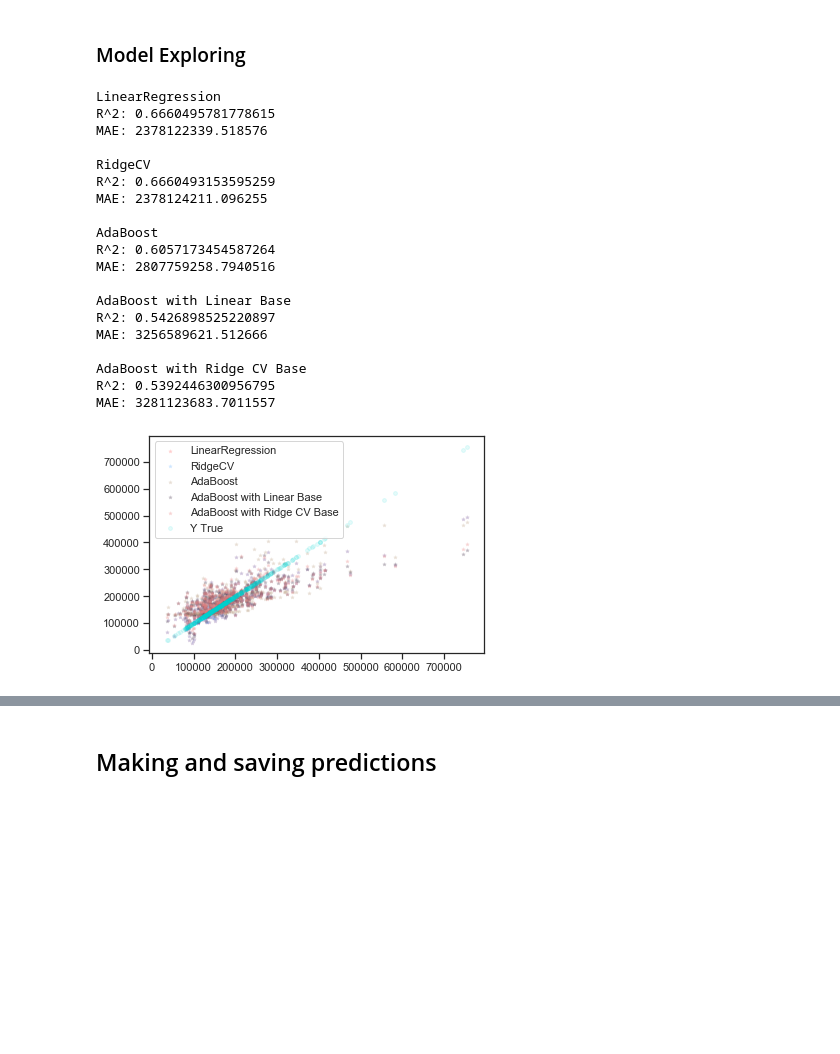
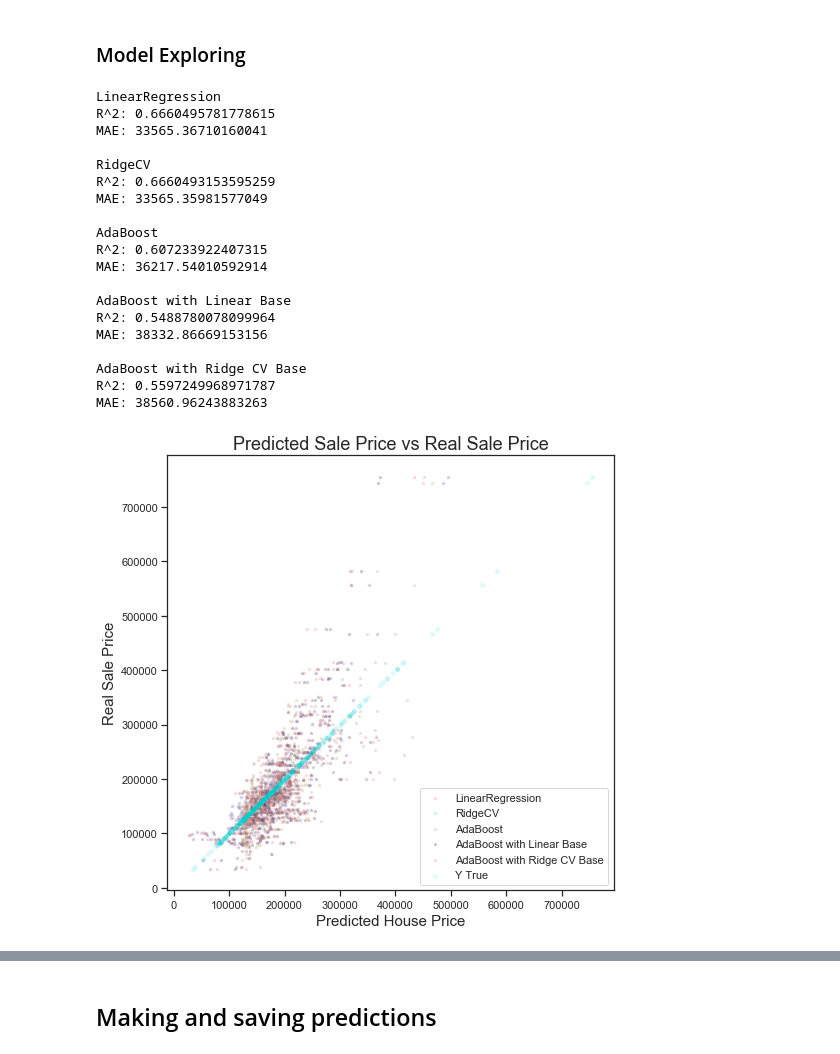
Before and after one commit to MrFlygerian/Predicting-House-Price, a Jupyter notebook: Kaggle comp Notebook.ipynb, the cells around one changed output, grey strips where cells are left out. Drawn from its saved outputs; the diff is of its cells as text; code cells hidden in the pictures; blank space fills up the shorter version.

```diff
--- a/Kaggle comp Notebook.ipynb
+++ b/Kaggle comp Notebook.ipynb
@@ -146,9 +151,26 @@ def get_models():
         }
 
     return models
+# %%
+def scores_list_to_df(scores):
+    """
+    Takes a list and turns it into a sorted dataframe through a dict
+    in an intermediate step.
+
+    Args:
+        scores: List of scores with models attributed to them
+
+    Returns:
+        A dataframe sorted by MAE abd RMSE
+
+    """
+    score_dict= dict((key,d[key]) for d in scores for key in d)
+    score_df = pd.DataFrame.from_dict(score_dict, orient='index', columns=['R^2', 'MAE'])
+
+    return score_df.sort_values(by=['R^2', 'MAE'])
 # %%
 models = get_models()
-fig = plt.figure()
+fig = plt.figure(figsize=(8,8))
 ax1 = fig.add_subplot(111)
 
 colors = iter(cm.rainbow(np.linspace(0, 1, 10)))
@@ -156,43 +178,57 @@ colors = iter(cm.rainbow(np.linspace(0, 1, 10)))
 CUSTOM_COLOURS = ['#ff7675', '#74b9ff', '#BFA588',
                   '#4B3A51', '#ea8685', '#E7CA6B',
                  '#C2AF46', '#ff4757', '#00d8d6']
+model_scores = []
 
 for i, model in enumerate(models):
     print(model)
     regr = models[model]
     regr.fit(X_train_pp, y_train)
     preds = regr.predict(X_test_pp)
 
     r2 = r2_score(y_test, preds)
-    print('R^2:',r2_score(y_test, preds))
-    print('MAE:',mean_squared_error(y_test, preds), '\n')
+    mae = mean_absolute_error(y_test, preds)
 
-    ax1.scatter(y_test,preds, s=10, c=CUSTOM_COLOURS[i],
+    print('R^2:',r2)
+    print('MAE:',mae, '\n')
+
+    scores = {model:[r2, mse]}
+    model_scores.append(scores)
+
+    ax1.scatter(preds,y_test, s=10, c=CUSTOM_COLOURS[i],
                 marker="*", label=model, alpha=0.2)
+
+
 
 ax1.scatter(y_test, y_test, s = 15, c = CUSTOM_COLOURS[8],
             label = 'Y True', alpha = 0.1)
 
-plt.legend(loc='best')
+plt.title('Predicted Sale Price vs Real Sale Price', fontsize=18)
+plt.xlabel('Predicted House Price', fontsize=15)
+plt.ylabel('Real Sale Price', fontsize=15)
+plt.legend(loc='lower right')
 plt.show()
+
+
+model_scores_df = scores_list_to_df(model_scores)
 # %% [output]
 LinearRegression
 R^2: 0.6660495781778615
-MAE: 2378122339.518576
+MAE: 33565.36710160041
 
 RidgeCV
 R^2: 0.6660493153595259
-MAE: 2378124211.096255
+MAE: 33565.35981577049
 
 AdaBoost
-R^2: 0.6057173454587264
-MAE: 2807759258.7940516
+R^2: 0.607233922407315
+MAE: 36217.54010592914
 
 AdaBoost with Linear Base
-R^2: 0.5426898525220897
-MAE: 3256589621.512666
+R^2: 0.5488780078099964
+MAE: 38332.86669153156
 
 AdaBoost with Ridge CV Base
-R^2: 0.5392446300956795
-MAE: 3281123683.7011557
+R^2: 0.5597249968971787
+MAE: 38560.96243883263
-[figure, old version]
+[figure, new version]
```
Also changed, not shown: parts of 10 cells of this notebook, 3 other files.
